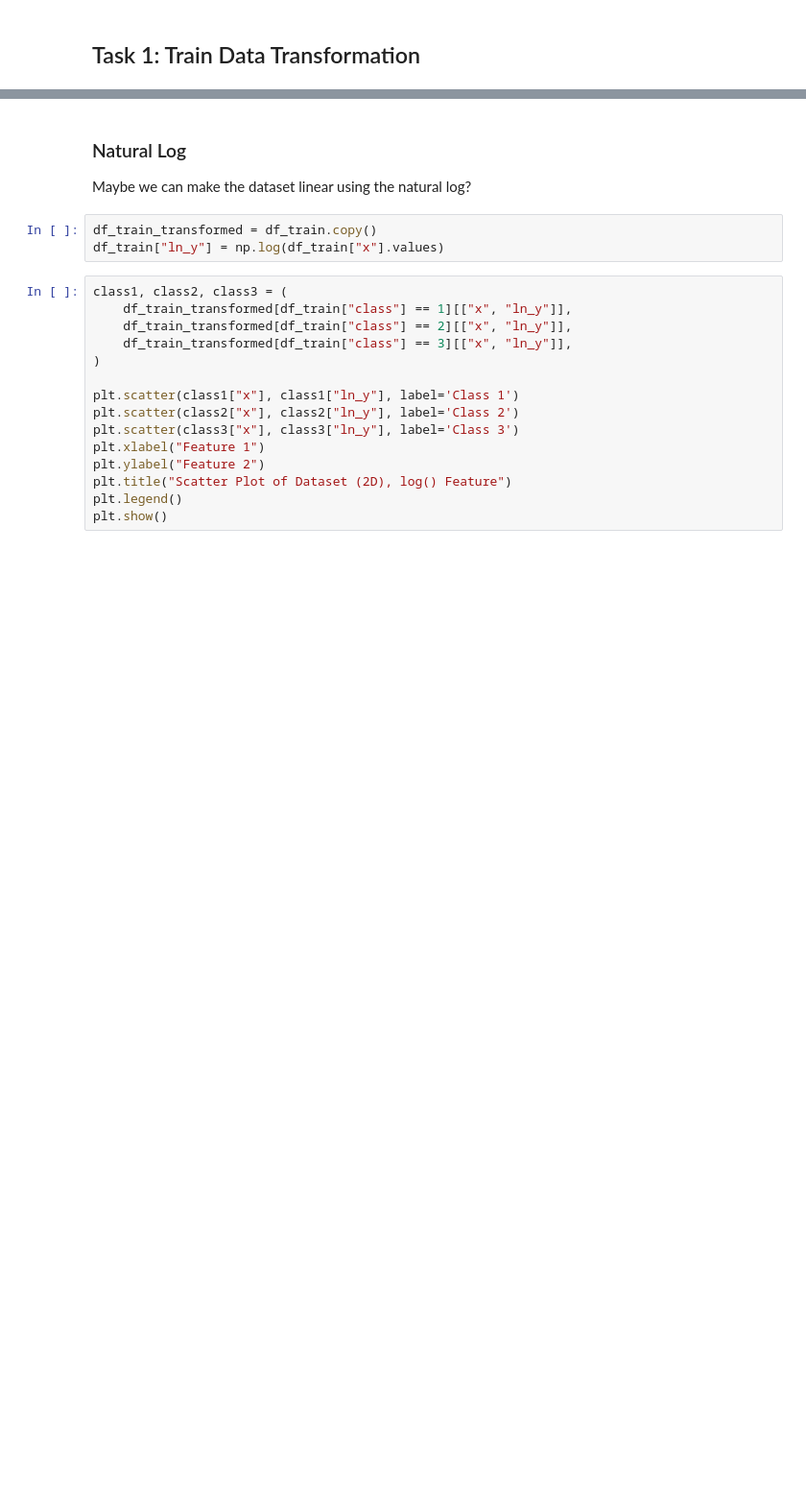
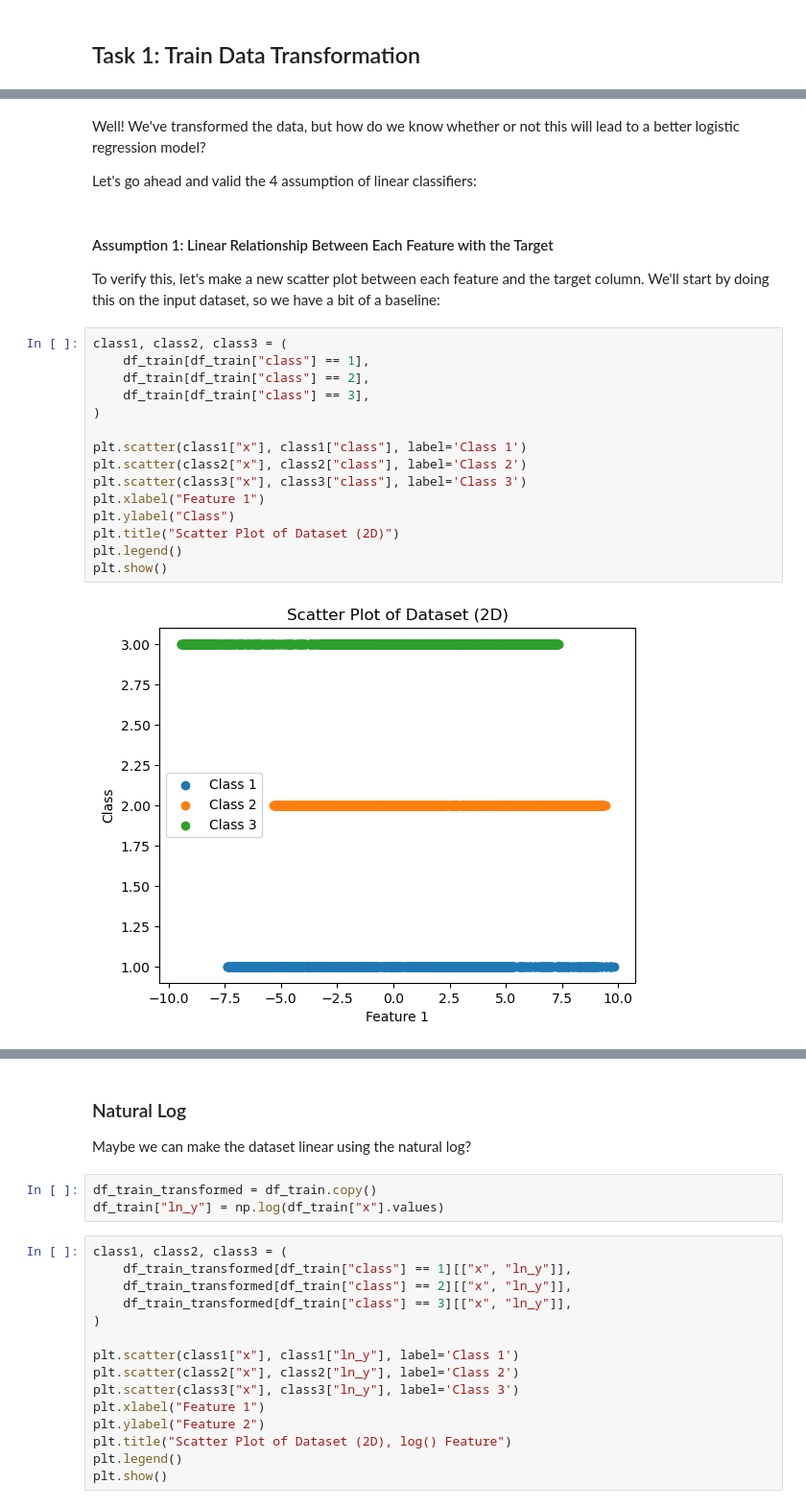
Before and after one commit to UPstartDeveloper/ML-Fundamentals-and-Apps, a Jupyter notebook: SyedRaza_Project1/SyedRaza_Project1.ipynb, the cells around one changed output, grey strips where cells are left out. Shown: that part at 96% size. Drawn from its saved outputs; the diff is of its cells as text; blank space fills up the shorter version.

```diff
--- a/SyedRaza_Project1/SyedRaza_Project1.ipynb
+++ b/SyedRaza_Project1/SyedRaza_Project1.ipynb
@@ -111,0 +147,26 @@ plt.show()
+# %% [markdown]
+Well! We've transformed the data, but how do we know whether or not this will lead to a better logistic regression model?
+
+Let's go ahead and valid the 4 assumption of linear classifiers:
+# %% [markdown]
+#### Assumption 1: Linear Relationship Between Each Feature with the Target
+
+To verify this, let's make a new scatter plot between each feature and the target column.
+We'll start by doing this on the input dataset, so we have a bit of a baseline:
+# %%
+class1, class2, class3 = (
+    df_train[df_train["class"] == 1],
+    df_train[df_train["class"] == 2],
+    df_train[df_train["class"] == 3],
+)
+
+plt.scatter(class1["x"], class1["class"], label='Class 1')
+plt.scatter(class2["x"], class2["class"], label='Class 2')
+plt.scatter(class3["x"], class3["class"], label='Class 3')
+plt.xlabel("Feature 1")
+plt.ylabel("Class")
+plt.title("Scatter Plot of Dataset (2D)")
+plt.legend()
+plt.show()
+# %% [output]
+[figure, added]
```
Also changed, not shown: parts of 23 cells of this notebook, 1 other file.
